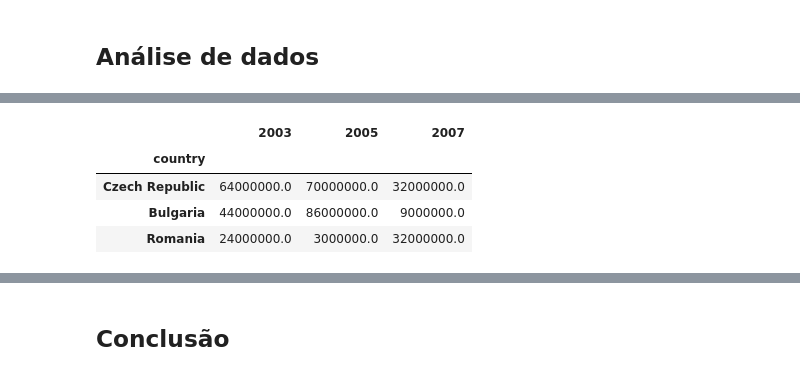
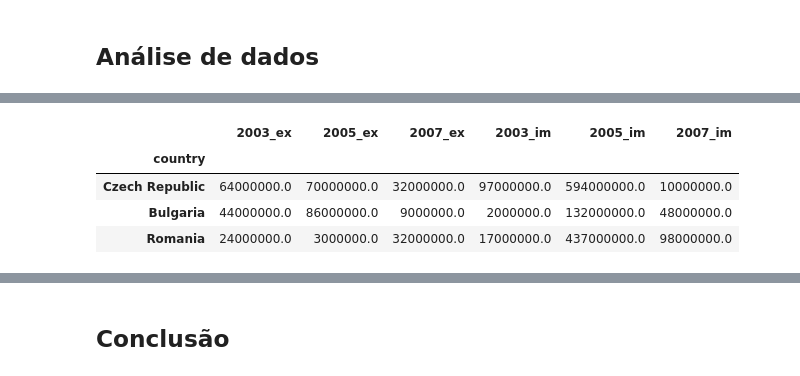
Before and after one commit to VergaraC/Ciencia_dos_dados_P1, a Jupyter notebook: P1-Victor_Vergara.ipynb, the cells around one changed output, grey strips where cells are left out. Saved outputs shown, nothing was run; the diff lists cells and outputs as text; code cells hidden in the pictures.

```diff
--- a/P1-Victor_Vergara.ipynb
+++ b/P1-Victor_Vergara.ipynb
@@ -161,8 +141,8 @@ data_im_membros
-# %%
-data_ex_membros
-# %% [output]
-|  | 2003 | 2005 | 2007 |
-| country |  |  |  |
-| Czech Republic | 64000000.0 | 70000000.0 | 32000000.0 |
-| Bulgaria | 44000000.0 | 86000000.0 | 9000000.0 |
-| Romania | 24000000.0 | 3000000.0 | 32000000.0 |
+# %%
+data_membros
+# %% [output]
+|  | 2003_ex | 2005_ex | 2007_ex | 2003_im | 2005_im | 2007_im |
+| country |  |  |  |  |  |  |
+| Czech Republic | 64000000.0 | 70000000.0 | 32000000.0 | 97000000.0 | 594000000.0 | 10000000.0 |
+| Bulgaria | 44000000.0 | 86000000.0 | 9000000.0 | 2000000.0 | 132000000.0 | 48000000.0 |
+| Romania | 24000000.0 | 3000000.0 | 32000000.0 | 17000000.0 | 437000000.0 | 98000000.0 |
```
Also changed, not shown: parts of 7 cells of this notebook.
